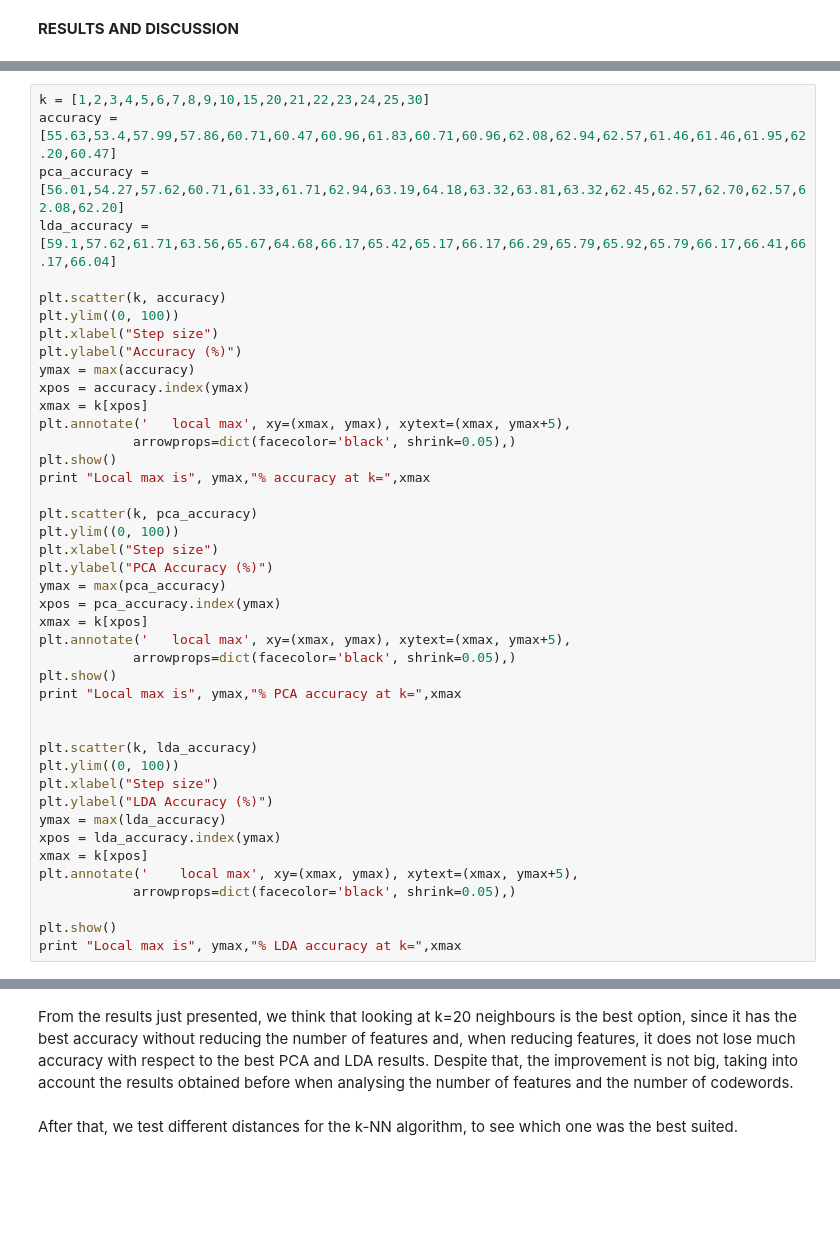
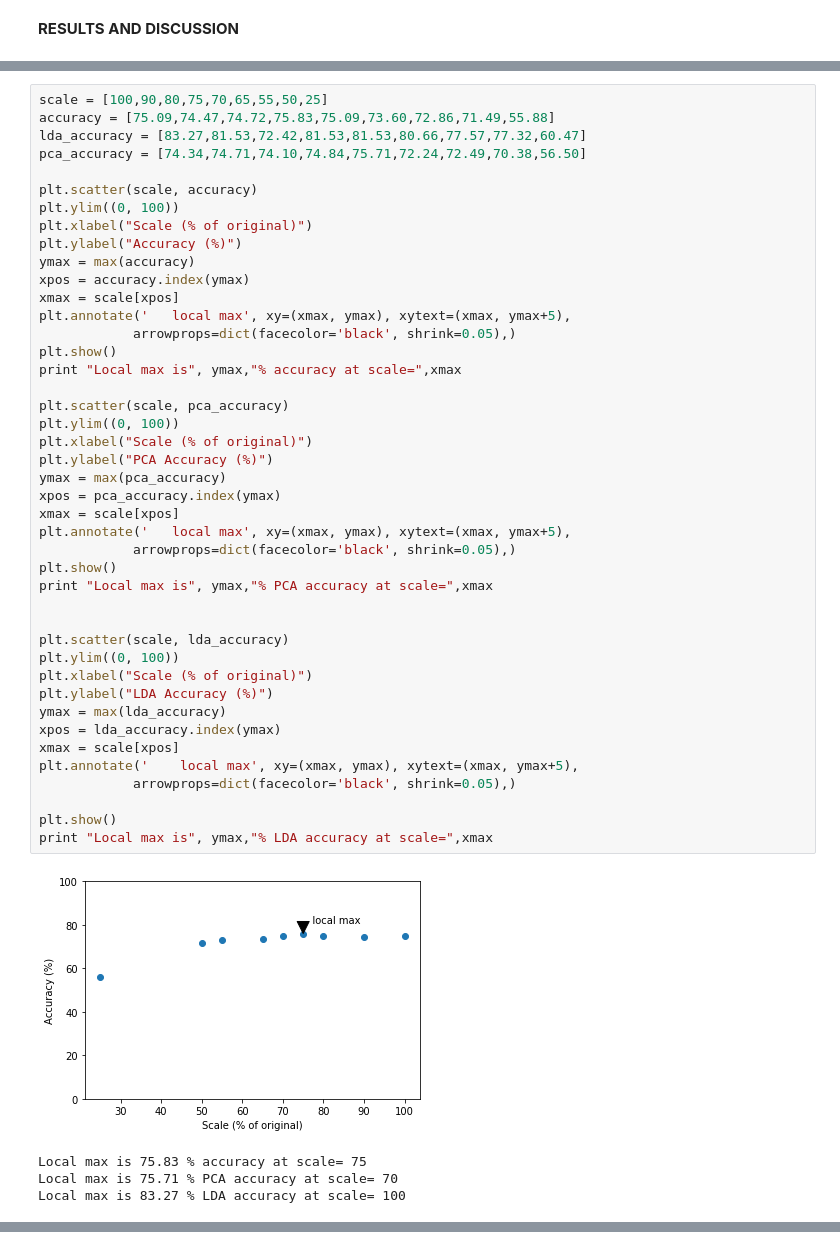
Before and after one commit to brugues/MCV-2019-M3, a Jupyter notebook: Week2/bovw/BagofVisualWords.ipynb, the cells around one changed output, grey strips where cells are left out. Cells and saved outputs as stored; diff of their text form; blank space fills up the shorter version.

```diff
--- a/Week2/bovw/BagofVisualWords.ipynb
+++ b/Week2/bovw/BagofVisualWords.ipynb
@@ -272,43 +234,48 @@ Once the best number of codewords was established, we look to optimize the numbe
 # %%
-k = [1,2,3,4,5,6,7,8,9,10,15,20,21,22,23,24,25,30]
-accuracy = [55.63,53.4,57.99,57.86,60.71,60.47,60.96,61.83,60.71,60.96,62.08,62.94,62.57,61.46,61.46,61.95,62.20,60.47]
-pca_accuracy = [56.01,54.27,57.62,60.71,61.33,61.71,62.94,63.19,64.18,63.32,63.81,63.32,62.45,62.57,62.70,62.57,62.08,62.20]
-lda_accuracy = [59.1,57.62,61.71,63.56,65.67,64.68,66.17,65.42,65.17,66.17,66.29,65.79,65.92,65.79,66.17,66.41,66.17,66.04]
+scale = [100,90,80,75,70,65,55,50,25]
+accuracy = [75.09,74.47,74.72,75.83,75.09,73.60,72.86,71.49,55.88]
+lda_accuracy = [83.27,81.53,72.42,81.53,81.53,80.66,77.57,77.32,60.47]
+pca_accuracy = [74.34,74.71,74.10,74.84,75.71,72.24,72.49,70.38,56.50]
 
-plt.scatter(k, accuracy)
+plt.scatter(scale, accuracy)
 plt.ylim((0, 100))
-plt.xlabel("Step size")
+plt.xlabel("Scale (% of original)")
 plt.ylabel("Accuracy (%)")
 ymax = max(accuracy)
 xpos = accuracy.index(ymax)
-xmax = k[xpos]
+xmax = scale[xpos]
 plt.annotate('   local max', xy=(xmax, ymax), xytext=(xmax, ymax+5),
             arrowprops=dict(facecolor='black', shrink=0.05),)
 plt.show()
-print "Local max is", ymax,"% accuracy at k=",xmax
+print "Local max is", ymax,"% accuracy at scale=",xmax
 
-plt.scatter(k, pca_accuracy)
+plt.scatter(scale, pca_accuracy)
 plt.ylim((0, 100))
-plt.xlabel("Step size")
+plt.xlabel("Scale (% of original)")
 plt.ylabel("PCA Accuracy (%)")
 ymax = max(pca_accuracy)
 xpos = pca_accuracy.index(ymax)
-xmax = k[xpos]
+xmax = scale[xpos]
 plt.annotate('   local max', xy=(xmax, ymax), xytext=(xmax, ymax+5),
             arrowprops=dict(facecolor='black', shrink=0.05),)
 plt.show()
-print "Local max is", ymax,"% PCA accuracy at k=",xmax
+print "Local max is", ymax,"% PCA accuracy at scale=",xmax
 
 
-plt.scatter(k, lda_accuracy)
+plt.scatter(scale, lda_accuracy)
 plt.ylim((0, 100))
-plt.xlabel("Step size")
+plt.xlabel("Scale (% of original)")
 plt.ylabel("LDA Accuracy (%)")
 ymax = max(lda_accuracy)
 xpos = lda_accuracy.index(ymax)
-xmax = k[xpos]
+xmax = scale[xpos]
 plt.annotate('    local max', xy=(xmax, ymax), xytext=(xmax, ymax+5),
             arrowprops=dict(facecolor='black', shrink=0.05),)
 
 plt.show()
-print "Local max is", ymax,"% LDA accuracy at k=",xmax
+print "Local max is", ymax,"% LDA accuracy at scale=",xmax
+# %% [output]
+[figure, added]
+Local max is 75.83 % accuracy at scale= 75
+Local max is 75.71 % PCA accuracy at scale= 70
+Local max is 83.27 % LDA accuracy at scale= 100
@@ -315,4 +283,0 @@ print "Local max is", ymax,"% LDA accuracy at k=",xmax
-# %% [markdown]
-From the results just presented, we think that looking at k=20 neighbours is the best option, since it has the best accuracy without reducing the number of features and, when reducing features, it does not lose much accuracy with respect to the best PCA and LDA results. Despite that, the improvement is not big, taking into account the results obtained before when analysing the number of features and the number of codewords.
-# %% [markdown]
-After that, we test different distances for the k-NN algorithm, to see which one was the best suited.
```
Also changed, not shown: parts of 28 cells of this notebook.
